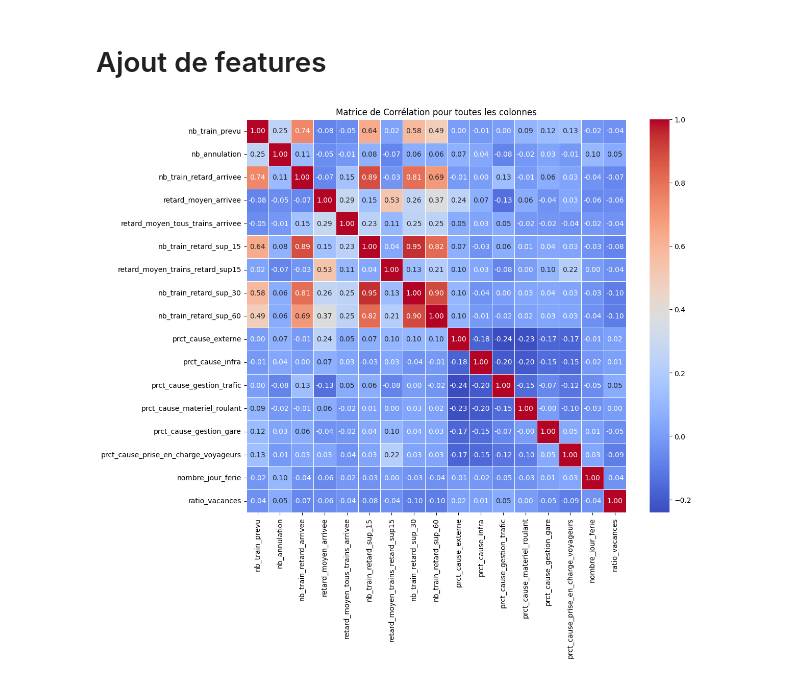
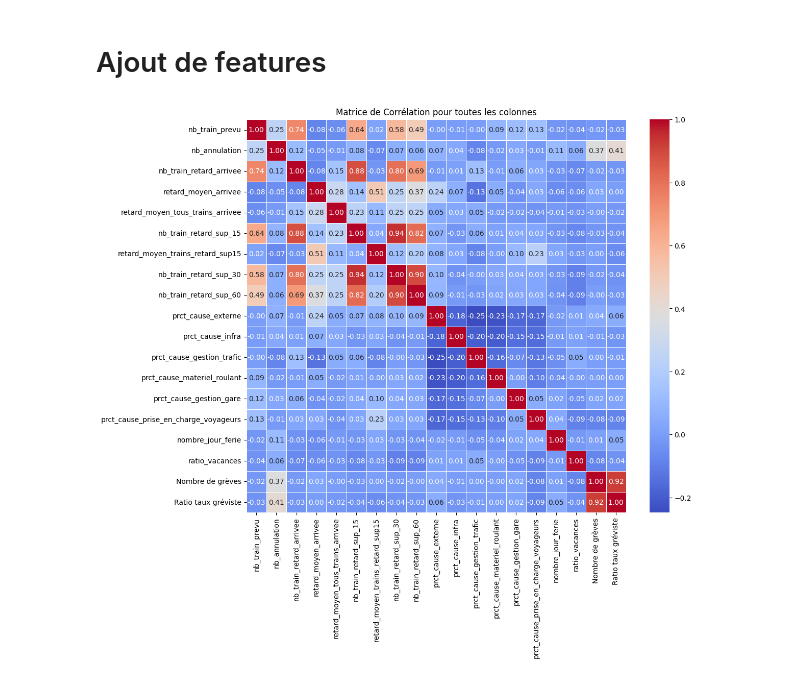
Before and after one commit to Enaouram/prediction-of-TGV-delays, a Jupyter notebook: data-analysis/descriptive_stats.ipynb, the cells around one changed output. Saved outputs shown, nothing was run; the diff lists cells and outputs as text; code cells hidden in the pictures.

Commit message:
feat: add greves data

```diff
--- a/data-analysis/descriptive_stats.ipynb
+++ b/data-analysis/descriptive_stats.ipynb
@@ -124,45 +124,46 @@ import os
 
 # Lecture de la base de données
 script_dir = os.path.abspath('')
-relative_path = '../dataset/retard_ferie_vacation.csv'
+relative_path = '../dataset/retard_ferie_vacation_greves.csv'
 csv_path = os.path.join(script_dir, relative_path)
 data_rich = pd.read_csv(csv_path, delimiter=",")
 # %%
 # Matrice de correlation entre la variable retard_moyen_arrivee (celle qu'on veut prédire) et les nouvelles features
 
 columns_to_remove = [
     'commentaire_annulation',
     'commentaire_retards_depart',
     'commentaires_retard_arrivee',
     'retard_moyen_depart',
     'retard_moyen_tous_trains_depart',
     'nb_train_depart_retard',
     # 'retard_moyen_arrivee', # this is the feature we try to predict so we will remove it late,
-    'nb_train_retard_arrivee',
-    'retard_moyen_tous_trains_arrivee',
-    'nb_train_retard_sup_15',
-    'retard_moyen_trains_retard_sup15',
-    'nb_train_retard_sup_30',
-    'nb_train_retard_sup_60',
-    'prct_cause_externe',
-    'prct_cause_infra',
-    'prct_cause_gestion_trafic',
-    'prct_cause_materiel_roulant',
-    'prct_cause_gestion_gare',
-    'prct_cause_prise_en_charge_voyageurs',
+    # 'nb_train_retard_arrivee',
+    # 'retard_moyen_tous_trains_arrivee',
+    # 'nb_train_retard_sup_15',
+    # 'retard_moyen_trains_retard_sup15',
+    # 'nb_train_retard_sup_30',
+    # 'nb_train_retard_sup_60',
+    # 'prct_cause_externe',
+    # 'prct_cause_infra',
+    # 'prct_cause_gestion_trafic',
+    # 'prct_cause_materiel_roulant',
+    # 'prct_cause_gestion_gare',
+    # 'prct_cause_prise_en_charge_voyageurs',
     'jours_vacances',
     'total_jours',
     'annee',
     'mois',
     'duree_moyenne',
+    'Motif exprimé'
 ]
 df = data_rich.drop(columns_to_remove, axis=1)
 
 correlation_matrix = df.corr()
 
 plt.figure(figsize=(12, 10))
 sns.heatmap(correlation_matrix, annot=True, cmap="coolwarm", fmt=".2f", linewidths=0.5)
 plt.title('Matrice de Corrélation pour toutes les colonnes')
 plt.show()
 # %% [output]
-[figure, old version]
+[figure, new version]
```
Also changed, not shown: 6 other files.
